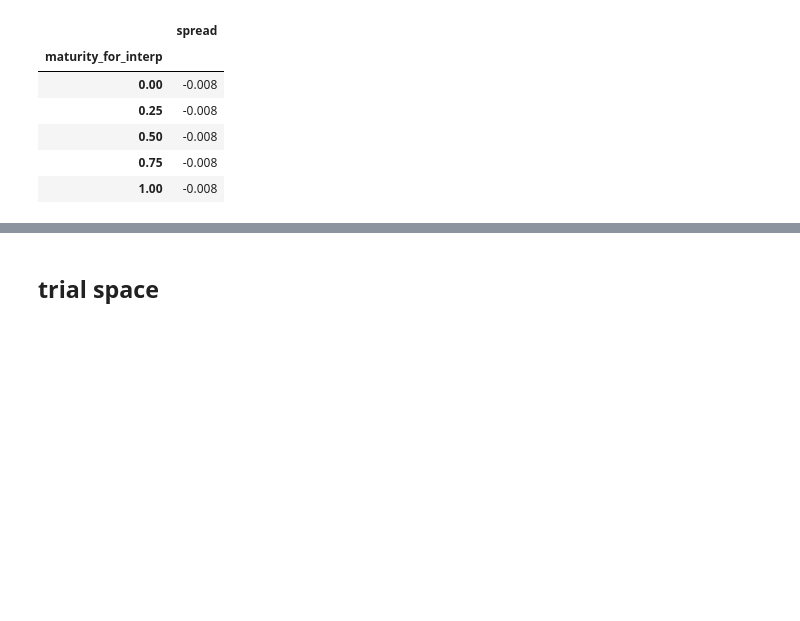
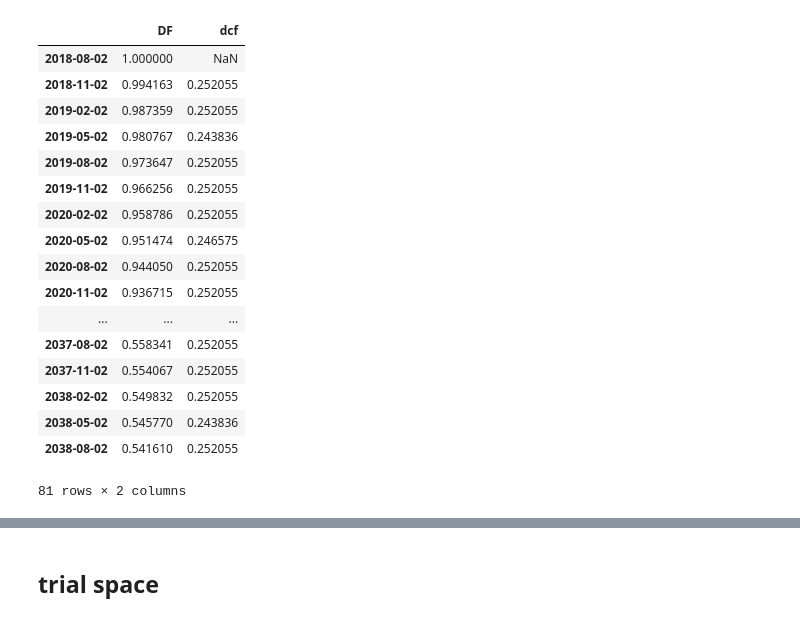
Before and after one commit to singlino0619/Finance, a Jupyter notebook: discount_factor/tenor_basis_curve.ipynb, the cells around one changed output, grey strips where cells are left out. Cells and saved outputs as stored; diff of their text form; code cells hidden in the pictures; blank space fills up the shorter version.

```diff
--- a/discount_factor/tenor_basis_curve.ipynb
+++ b/discount_factor/tenor_basis_curve.ipynb
@@ -52,6 +91,8 @@ class TenorBasis():
         self._int_tenor_m = int((self._str_tenor)[:-1])
         self._float_tenor_y = (self._int_tenor_m) / 12
         self._int_max_mat = int((self._df.iloc[-1]['maturity'])[:-1])
+        self._str_dcc = self._df['dcc'].iloc[0]
+        self._int_dcc = dcc_to_int_days(self._str_dcc)
 
     def add_col_mat_interp(self):
         df_add_col = (self._df).copy()
@@ -74,6 +115,42 @@ class TenorBasis():
         df_interp = (df_for_intep.set_index('maturity_for_interp')[['spread']]).interpolate('index')
         return df_interp
 
+    def get_DF(self, df_IR, initial_date, end_date, date_index=True):
+        DF_obj = single_df_curve.discount_factor(df_IR, self._ccy)
+        df_DF = pd.DataFrame(DF_obj.get_array_DF(initial_date, end_date, 'cubic', 'cubic'), columns=['date', 'DF'])
+        if (date_index):
+            df_DF['date'] = pd.to_datetime(df_DF['date'])
+            df_DF.set_index('date', inplace=True)
+        else:
+            None
+        return df_DF
+
+    def gen_cash_flow_with_DF(self, df_IR, initial_date, end_date, freq_month, roll_date):
+        df_cash_flow = pd.DataFrame(index=generate_cash_flow_month(initial_date, end_date, freq_month, roll_date=2))
+        df_DF = self.get_DF(df_IR, initial_date, end_date, date_index=True)
+        df_cash_DF = df_cash_flow.join(df_DF)
+        return df_cash_DF
+
+    def add_dcf(self, df_IR, initial_date, end_date, freq_month, roll_date):
+        df_cash_DF = self.gen_cash_flow_with_DF(df_IR, initial_date, end_date, freq_month, roll_date)
+        dcf_list = list(df_cash_DF.reset_index()['index'] - df_cash_DF.reset_index().shift(1)['index'])
+        sr_dcf = pd.Series(dcf_list, index=df_cash_DF.index)
+        df_cash_DF['dcf'] = sr_dcf
+        return df_cash_DF
+
+    def df_with_year_dcf(self, df_IR, initial_date, end_date, freq_month, roll_date):
+        df_cash_DF = self.add_dcf(df_IR, initial_date, end_date, freq_month, roll_date)
+        df_cash_DF['dcf'] = df_cash_DF['dcf'].apply(lambda x: x.days / self._int_dcc)
+        return df_cash_DF
+
+
+    def calc_fwd_libor(self, df_IR, initial_date, end_date, freq_month, roll_date):
+        df_cash_DF = self.gen_cash_flow_with_DF(df_IR, initial_date, end_date, freq_month, roll_date)
+        return df_cash_DF
+
+    def get_df(self):
+        return self._df
+
     def get_test(self):
-        return self.interp_spread()
+        return self._int_dcc
 # %%
@@ -96,11 +161,24 @@ tb.get_test().head()
-# %%
-tb = TenorBasis(df_tb, 'JPY')
-tb.gen_df_for_interp().set_index('maturity_for_interp')[['spread']].interpolate('index', limit_direction='both').head()
-# %% [output]
-|  | spread |
-| maturity_for_interp |  |
-| 0.00 | -0.008 |
-| 0.25 | -0.008 |
-| 0.50 | -0.008 |
-| 0.75 | -0.008 |
-| 1.00 | -0.008 |
+# %%
+tb = TenorBasis(df_tb, 'USD')
+tb.get_DF(df_IR, '2018/08/02', '2038/08/02').head()
+tb.add_dcf(df_IR, '2018/08/02', '2038/08/02', '3M', 2).head()
+tb.df_with_year_dcf(df_IR, '2018/08/02', '2038/08/02', '3M', 2)
+# %% [output]
+|  | DF | dcf |
+| 2018-08-02 | 1.000000 | NaN |
+| 2018-11-02 | 0.994163 | 0.252055 |
+| 2019-02-02 | 0.987359 | 0.252055 |
+| 2019-05-02 | 0.980767 | 0.243836 |
+| 2019-08-02 | 0.973647 | 0.252055 |
+| 2019-11-02 | 0.966256 | 0.252055 |
+| 2020-02-02 | 0.958786 | 0.252055 |
+| 2020-05-02 | 0.951474 | 0.246575 |
+| 2020-08-02 | 0.944050 | 0.252055 |
+| 2020-11-02 | 0.936715 | 0.252055 |
+| ... | ... | ... |
+| 2037-08-02 | 0.558341 | 0.252055 |
+| 2037-11-02 | 0.554067 | 0.252055 |
+| 2038-02-02 | 0.549832 | 0.252055 |
+| 2038-05-02 | 0.545770 | 0.243836 |
+| 2038-08-02 | 0.541610 | 0.252055 |
+81 rows × 2 columns
```
Also changed, not shown: parts of 20 cells of this notebook, 7 other files.
